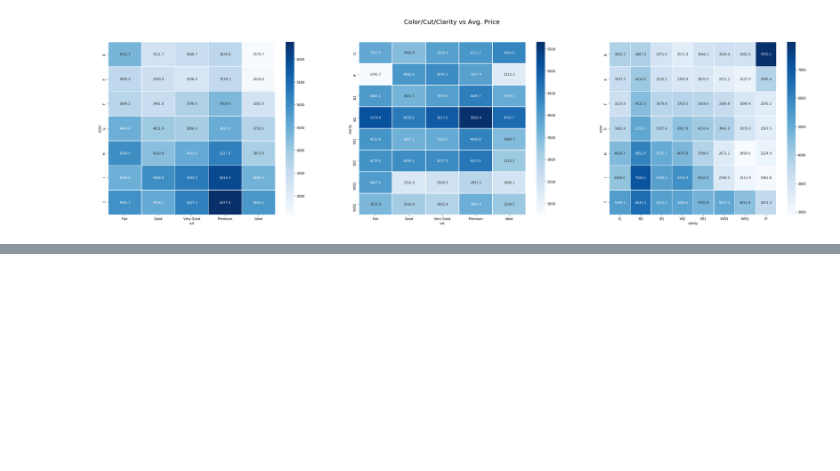
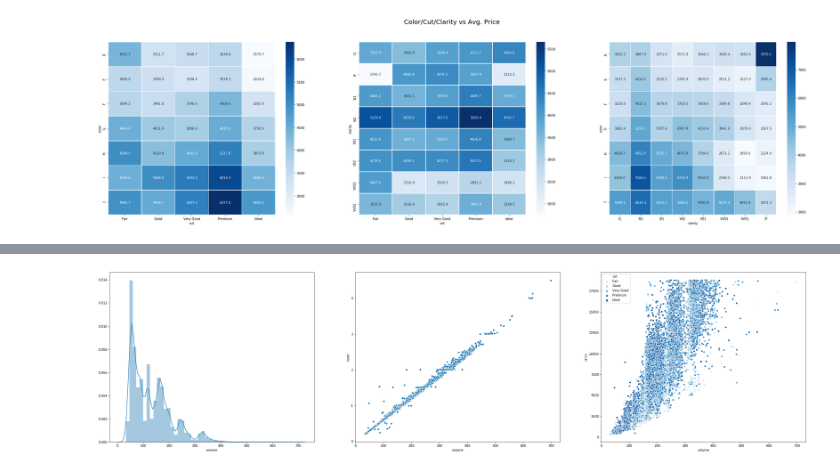
Before and after one commit to Pvillamanario/diamond_EDA, a Jupyter notebook: notebooks/Diamonds_EDA.ipynb, the cells around one changed output, grey strips where cells are left out. Saved outputs shown, nothing was run; the diff lists cells and outputs as text; code cells hidden in the pictures; blank space fills up the shorter version.

```diff
--- a/notebooks/Diamonds_EDA.ipynb
+++ b/notebooks/Diamonds_EDA.ipynb
@@ -137,7 +119,7 @@ sns.distplot(data['price'])
 # %% [markdown]
 ## Cut
 # %%
-col_order = ['Fair', 'Good', 'Very Good', 'Premium', 'Ideal']
+cut_order = ['Fair', 'Good', 'Very Good', 'Premium', 'Ideal']
 # %%
 fig, axes = plt.subplots(ncols=3, nrows =1, figsize = (40,10))
 fig.suptitle('Cut', fontsize= 20)
@@ -218,0 +242,9 @@ sns.heatmap(color_clarity, annot=True, fmt='.1f', ax=axes[2], cmap='Blues',linew
+# %%
+fig, axes = plt.subplots(ncols=3, nrows =1, figsize = (40,10))
+sns.distplot(data['volume'], ax=axes[0])
+sns.scatterplot(data=data, ax=axes[1], x='volume', y='carat')
+sns.scatterplot(data=data, ax=axes[2], x='volume', y='price', hue='cut', hue_order=cut_order, palette='Blues');
+
+# size anda carats are almost equal, so at this point is were cut, color and clarity change the diamond price
+# %% [output]
+[figure, added]
```
Also changed, not shown: parts of 31 cells of this notebook, 1 other file.
